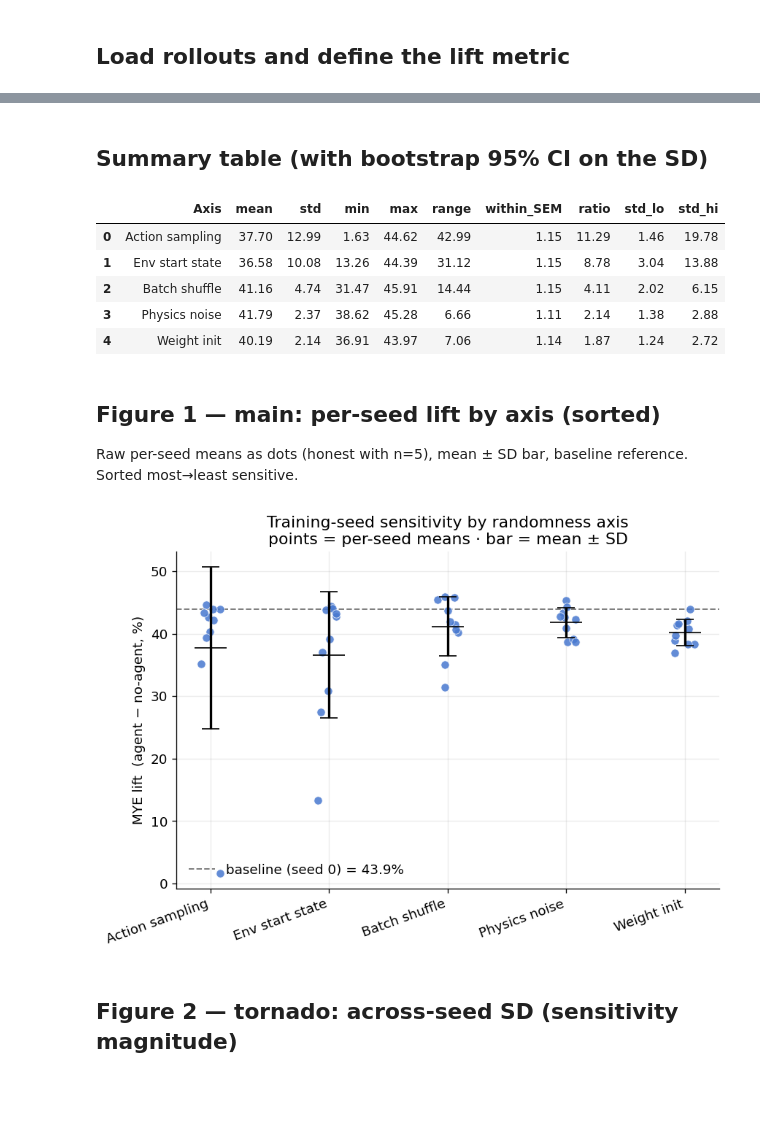
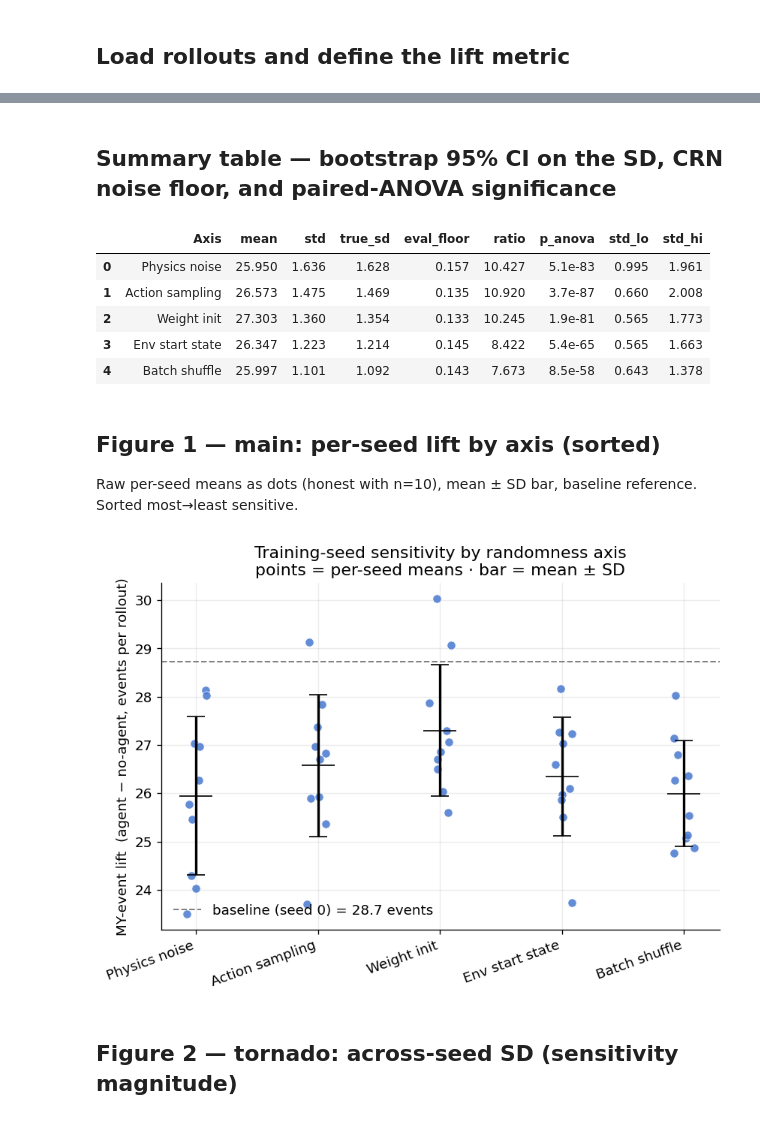
Before and after one commit to ayman-tech/enso-rl, a Jupyter notebook: notebooks/seed_sensitivity.ipynb, the cells around one changed output, grey strips where cells are left out. Cells and saved outputs as stored; diff of their text form; code cells hidden in the pictures; blank space fills up the shorter version.

```diff
--- a/notebooks/seed_sensitivity.ipynb
+++ b/notebooks/seed_sensitivity.ipynb
@@ -81,63 +123,103 @@ baseline (seed 0) mean MYE lift = 43.88%
 # %% [markdown]
-## Summary table (with bootstrap 95% CI on the SD)
+## Summary table — bootstrap 95% CI on the SD, CRN noise floor, and paired-ANOVA significance
 # %%
 def boot_std_ci(seed_means, n_boot=10000):
-    """Percentile bootstrap CI for the across-seed SD (honest with n=5)."""
+    """Percentile bootstrap CI for the across-seed SD (honest with n=10)."""
     bs = np.array([rng.choice(seed_means, size=len(seed_means), replace=True).std(ddof=1)
                    for _ in range(n_boot)])
     return np.percentile(bs, [2.5, 97.5])
+
+
+def seed_anova(rl):
+    """Paired two-way decomposition of the [n_seeds, n_roll] lift matrix.
+
+        lift(m, r) = grand + a_m + b_r + e(m, r)
+
+    a_m = seed effect (the signal), b_r = rollout difficulty, e = interaction.
+
+    Every model is scored on the SAME rollouts (common random numbers), so the rollout
+    main effect b_r is shared across models and CANCELS in the across-seed spread. Only
+    the interaction e is genuine noise on a model's mean. Both outputs come from that
+    one decomposition:
+
+      p     : paired one-way ANOVA p-value (blocks = rollouts) for the seed main effect
+              — the probability the per-seed mean lifts differ by no more than paired
+              evaluation noise.
+      floor : the paired evaluation-noise floor on the across-seed SD, sqrt(MSE / n_roll),
+              where MSE is the interaction mean square, df = (n_seeds-1)(n_roll-1).
+
+    The exact MSE matters: estimating the residual from column-mean-subtracted rows
+    shrinks its variance by (n_seeds-1)/n_seeds (a 5% low bias at n_seeds=10), which
+    would inflate the SD/floor ratio.
+    """
+    n_seed, n_roll = rl.shape
+    grand = rl.mean()
+    ss_seed = n_roll * ((rl.mean(axis=1) - grand) ** 2).sum()
+    ss_roll = n_seed * ((rl.mean(axis=0) - grand) ** 2).sum()
+    ss_err  = ((rl - grand) ** 2).sum() - ss_seed - ss_roll
+    df_seed, df_err = n_seed - 1, (n_seed - 1) * (n_roll - 1)
+    mse = ss_err / df_err
+    F   = (ss_seed / df_seed) / mse
+    return float(stats.f.sf(F, df_seed, df_err)), float(np.sqrt(mse / n_roll))
+
 
 roll_lift, rows = {}, []
 for ax, label in AXES.items():
     rl = phase_lift(data[ax], "total")          # [n_seeds, n_roll]
     roll_lift[ax] = rl
     seed_means = rl.mean(axis=1)                 # per training seed
-    across     = seed_means.std(ddof=1)
-    within_sem = (rl.std(axis=1, ddof=1) / np.sqrt(rl.shape[1])).mean()
+    across     = seed_means.std(ddof=1)          # across-seed SD (the sensitivity)
+    p_anova, floor = seed_anova(rl)              # CRN-correct floor + significance
+    true_sd    = np.sqrt(max(0.0, across**2 - floor**2))   # bias-corrected sensitivity
     lo, hi     = boot_std_ci(seed_means)
-    rows.append(dict(Axis=label, mean=seed_means.mean(), std=across,
+    rows.append(dict(Axis=label, mean=seed_means.mean(), std=across, true_sd=true_sd,
                      min=seed_means.min(), max=seed_means.max(),
                      range=seed_means.max() - seed_means.min(),
-                     within_SEM=within_sem, ratio=across / within_sem,
+                     eval_floor=floor, ratio=across / floor, p_anova=p_anova,
                      std_lo=lo, std_hi=hi))
 
 df = pd.DataFrame(rows).sort_values("std", ascending=False).reset_index(drop=True)
 label2key = {v: k for k, v in AXES.items()}
 order     = [label2key[l] for l in df["Axis"]]   # axis keys, most→least sensitive
-df.round(2)
+
+# Display: p in scientific notation so it doesn't round to 0.
+_disp = df[["Axis", "mean", "std", "true_sd", "eval_floor", "ratio", "p_anova",
+            "std_lo", "std_hi"]].copy()
+_disp["p_anova"] = _disp["p_anova"].map(lambda p: f"{p:.1e}")
+_disp.round(3)
 # %% [output]
-|  | Axis | mean | std | min | max | range | within_SEM | ratio | std_lo | std_hi |
-| 0 | Action sampling | 37.70 | 12.99 | 1.63 | 44.62 | 42.99 | 1.15 | 11.29 | 1.46 | 19.78 |
-| 1 | Env start state | 36.58 | 10.08 | 13.26 | 44.39 | 31.12 | 1.15 | 8.78 | 3.04 | 13.88 |
-| 2 | Batch shuffle | 41.16 | 4.74 | 31.47 | 45.91 | 14.44 | 1.15 | 4.11 | 2.02 | 6.15 |
-| 3 | Physics noise | 41.79 | 2.37 | 38.62 | 45.28 | 6.66 | 1.11 | 2.14 | 1.38 | 2.88 |
-| 4 | Weight init | 40.19 | 2.14 | 36.91 | 43.97 | 7.06 | 1.14 | 1.87 | 1.24 | 2.72 |
+|  | Axis | mean | std | true_sd | eval_floor | ratio | p_anova | std_lo | std_hi |
+| 0 | Physics noise | 25.950 | 1.636 | 1.628 | 0.157 | 10.427 | 5.1e-83 | 0.995 | 1.961 |
+| 1 | Action sampling | 26.573 | 1.475 | 1.469 | 0.135 | 10.920 | 3.7e-87 | 0.660 | 2.008 |
+| 2 | Weight init | 27.303 | 1.360 | 1.354 | 0.133 | 10.245 | 1.9e-81 | 0.565 | 1.773 |
+| 3 | Env start state | 26.347 | 1.223 | 1.214 | 0.145 | 8.422 | 5.4e-65 | 0.565 | 1.663 |
+| 4 | Batch shuffle | 25.997 | 1.101 | 1.092 | 0.143 | 7.673 | 8.5e-58 | 0.643 | 1.378 |
 # %% [markdown]
 ## Figure 1 — main: per-seed lift by axis (sorted)
 
-Raw per-seed means as dots (honest with n=5), mean ± SD bar, baseline reference.
+Raw per-seed means as dots (honest with n=10), mean ± SD bar, baseline reference.
 Sorted most→least sensitive.
 # %%
 fig, ax = plt.subplots(figsize=(8, 5))
 for i, axk in enumerate(order):
     sm = roll_lift[axk].mean(axis=1)
     x  = i + rng.uniform(-0.09, 0.09, len(sm))
     ax.scatter(x, sm, s=46, color="#4878CF", alpha=0.85, zorder=3,
                edgecolor="white", linewidth=0.5)
     ax.errorbar(i, sm.mean(), yerr=sm.std(ddof=1), fmt="_", color="black",
                 capsize=7, lw=2, ms=26, zorder=4)
 ax.axhline(base_lift, ls="--", color="grey", lw=1.2,
-           label=f"baseline (seed 0) = {base_lift:.1f}%")
+           label=f"baseline (seed 0) = {base_lift:.1f} events")
 ax.set_xticks(range(len(order)))
 ax.set_xticklabels([AXES[k] for k in order], rotation=20, ha="right")
-ax.set_ylabel("MYE lift  (agent − no-agent, %)")
+ax.set_ylabel("MY-event lift  (agent − no-agent, events per rollout)")
 ax.set_title("Training-seed sensitivity by randomness axis\n"
              "points = per-seed means · bar = mean ± SD")
 ax.legend(frameon=False, loc="lower left")
 fig.savefig(OUTDIR / "fig1_sensitivity_dotplot.png")
 plt.show()
 # %% [output]
-[figure, old version]
+[figure, new version]
 # %% [markdown]
 ## Figure 2 — tornado: across-seed SD (sensitivity magnitude)
 # %%
```
Also changed, not shown: parts of 8 cells of this notebook, 1 other file.
